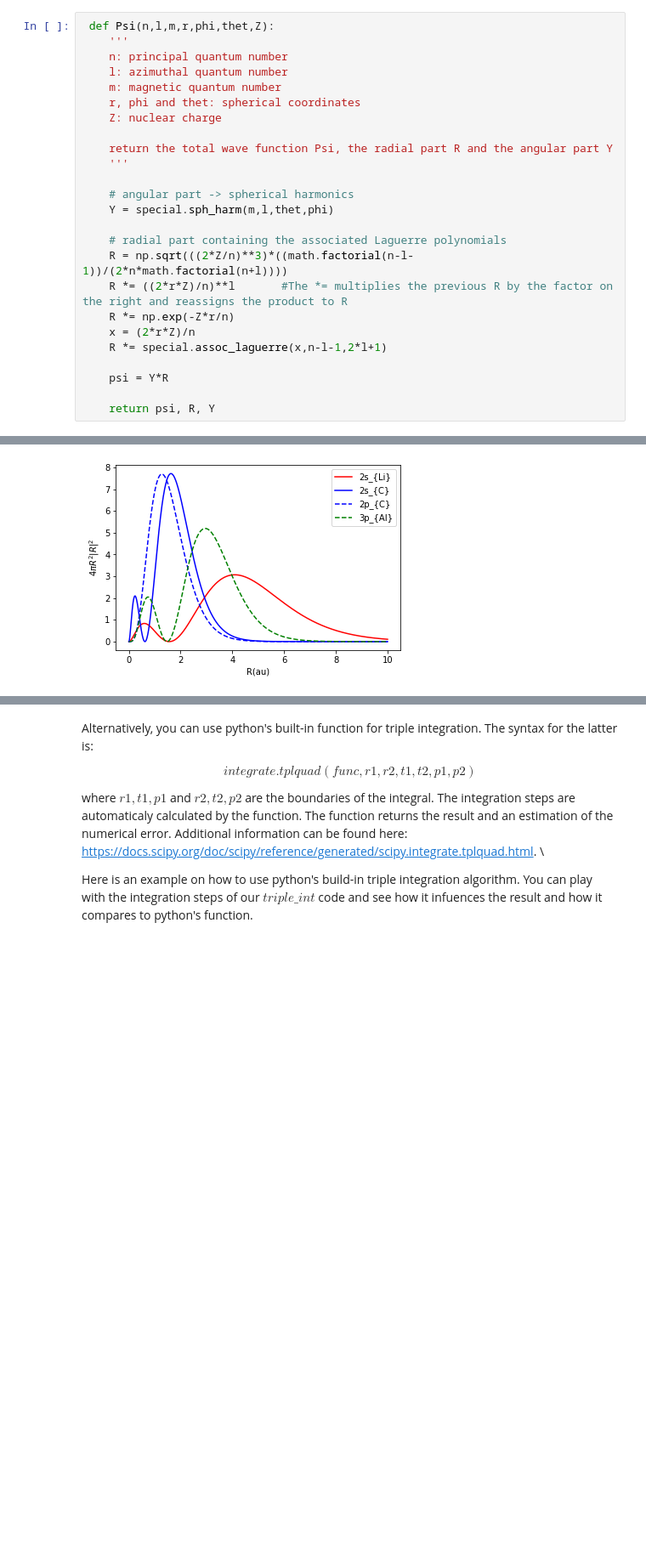
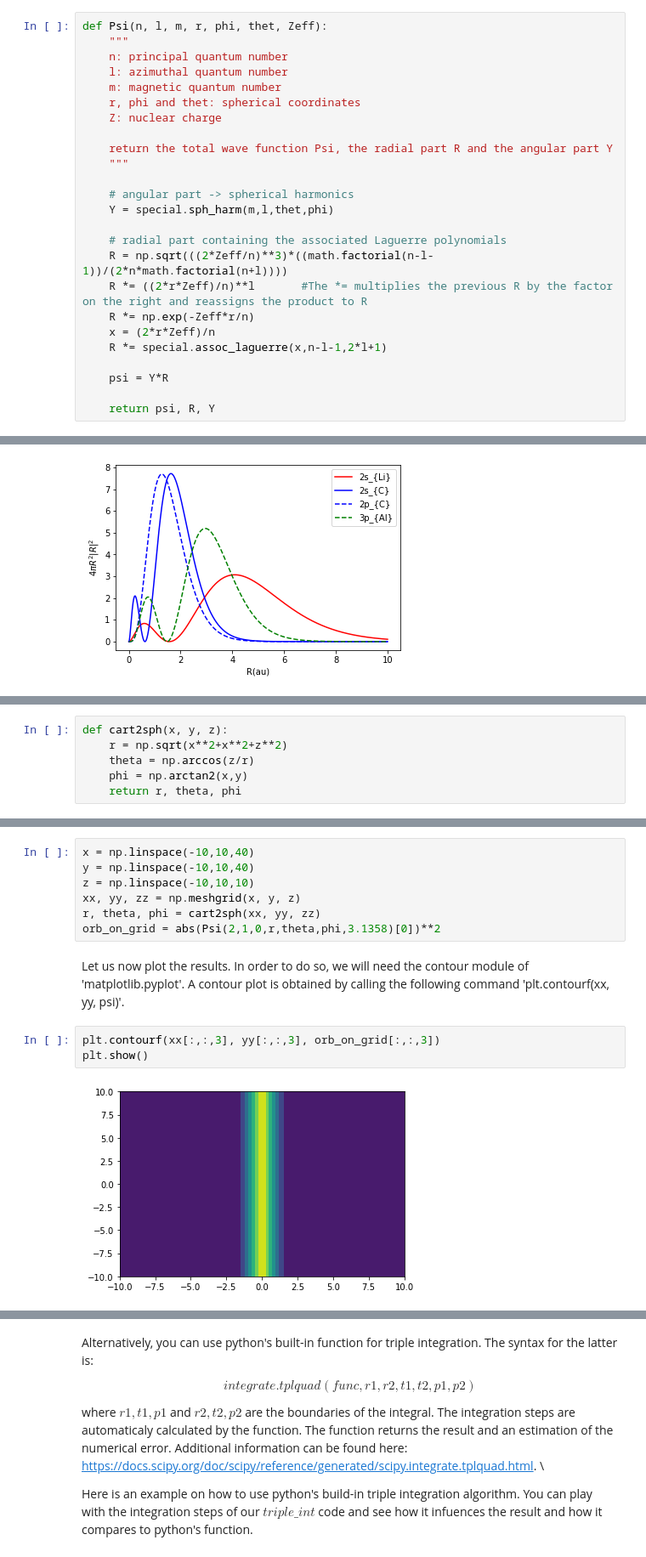
Before and after one commit to MilaimKas/Teaching_project, a Jupyter notebook: Introduction_python.ipynb, the cells around one changed output, grey strips where cells are left out. Shown: that part at 85% size. Cells and saved outputs as stored; diff of their text form; blank space fills up the shorter version.

```diff
--- a/Introduction_python.ipynb
+++ b/Introduction_python.ipynb
@@ -239,8 +246,8 @@ Expressing the orbitals as real functions leads to the common chemists notation
 
 Use the spherical harmonics function "scipy.special.sph(m,l,theta,phi)" and associated Laguerre polynomials "scipy.special.assoc_laguerre(x,a,b)". Be careful with the definition of $\phi$ and $\theta$. In python they are defined as the polar and azimuthal angle, respectively. The opposite convention is also often seen.
 # %%
- def Psi(n,l,m,r,phi,thet,Z):
-    '''
+def Psi(n, l, m, r, phi, thet, Zeff):
+    """
     n: principal quantum number
     l: azimuthal quantum number
     m: magnetic quantum number
@@ -248,16 +255,16 @@ Use the spherical harmonics function "scipy.special.sph(m,l,theta,phi)" and asso
     Z: nuclear charge
 
     return the total wave function Psi, the radial part R and the angular part Y
-    '''
+    """
 
     # angular part -> spherical harmonics
     Y = special.sph_harm(m,l,thet,phi)
 
     # radial part containing the associated Laguerre polynomials
-    R = np.sqrt(((2*Z/n)**3)*((math.factorial(n-l-1))/(2*n*math.factorial(n+l))))
-    R *= ((2*r*Z)/n)**l       #The *= multiplies the previous R by the factor on the right and reassigns the product to R
-    R *= np.exp(-Z*r/n)
-    x = (2*r*Z)/n
+    R = np.sqrt(((2*Zeff/n)**3)*((math.factorial(n-l-1))/(2*n*math.factorial(n+l))))
+    R *= ((2*r*Zeff)/n)**l       #The *= multiplies the previous R by the factor on the right and reassigns the product to R
+    R *= np.exp(-Zeff*r/n)
+    x = (2*r*Zeff)/n
     R *= special.assoc_laguerre(x,n-l-1,2*l+1)
 
     psi = Y*R
@@ -357,0 +344,6 @@ def C_3s(r,phi,theta):
+# %%
+def cart2sph(x, y, z):
+    r = np.sqrt(x**2+x**2+z**2)
+    theta = np.arccos(z/r)
+    phi = np.arctan2(x,y)
+    return r, theta, phi
@@ -357,0 +412,14 @@ def C_3s(r,phi,theta):
+# %%
+x = np.linspace(-10,10,40)
+y = np.linspace(-10,10,40)
+z = np.linspace(-10,10,10)
+xx, yy, zz = np.meshgrid(x, y, z)
+r, theta, phi = cart2sph(xx, yy, zz)
+orb_on_grid = abs(Psi(2,1,0,r,theta,phi,3.1358)[0])**2
+# %% [markdown]
+Let us now plot the results. In order to do so, we will need the contour module of 'matplotlib.pyplot'. A contour plot is obtained by calling the following command 'plt.contourf(xx, yy, psi)'.
+# %%
+plt.contourf(xx[:,:,3], yy[:,:,3], orb_on_grid[:,:,3])
+plt.show()
+# %% [output]
+[figure, added]
```
Also changed, not shown: parts of 27 cells of this notebook, 3 other files.
